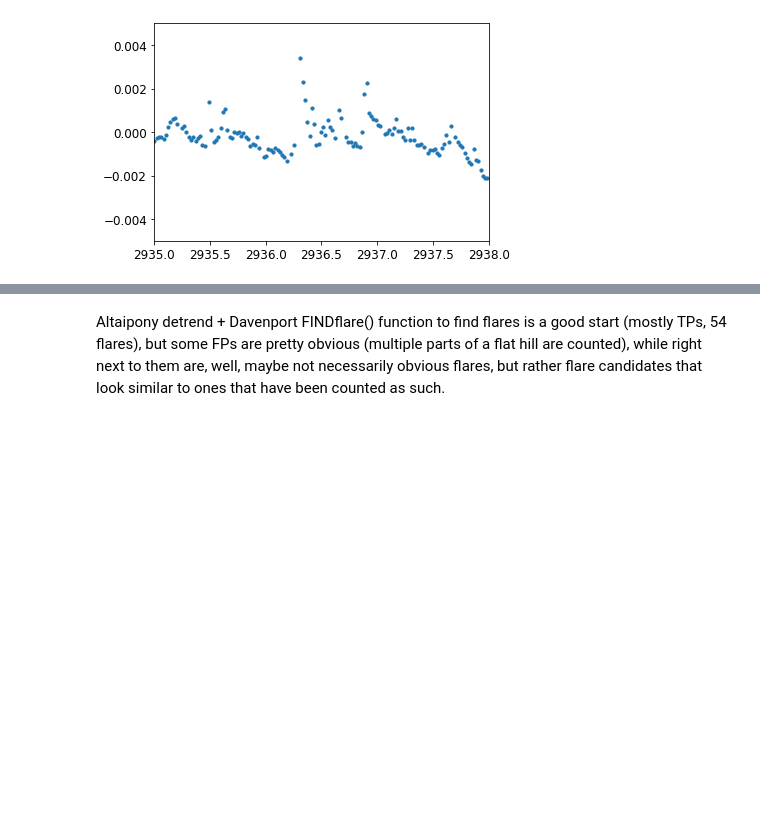
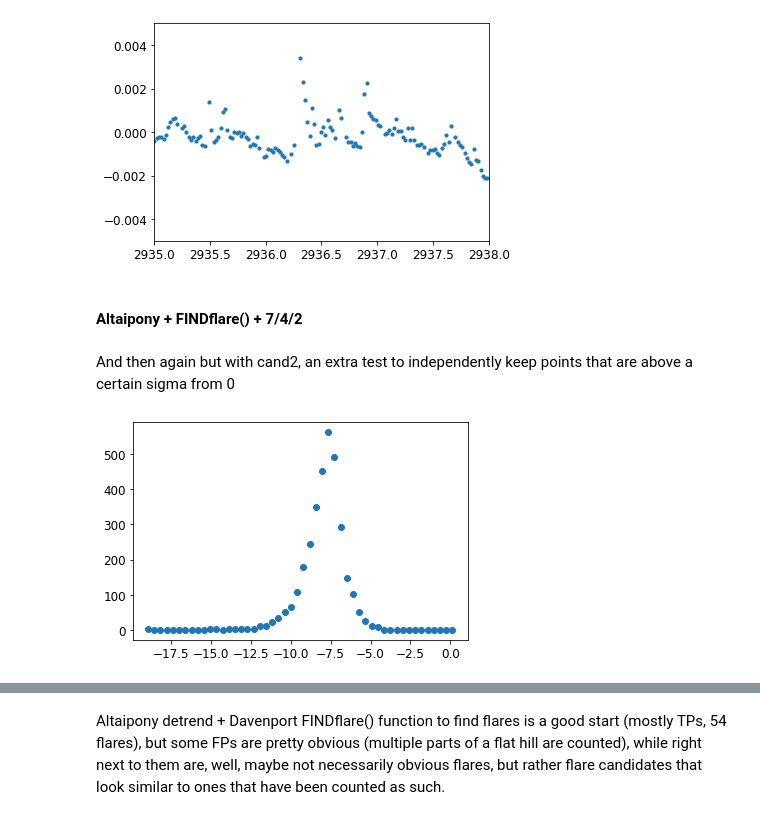
Before and after one commit to exoclam/epic-246301900, a Jupyter notebook: altaipony_procedure.ipynb, the cells around one changed output, grey strips where cells are left out. Saved outputs shown, nothing was run; the diff lists cells and outputs as text; code cells hidden in the pictures; blank space fills up the shorter version.

Commit message:
altaipony flare identification finished first four batches to try

```diff
--- a/altaipony_procedure.ipynb
+++ b/altaipony_procedure.ipynb
@@ -401,3 +411,14 @@ plt.ylim(-0.005, 0.005)
 plt.show()
 # %% [output]
 [figure]
+# %% [markdown]
+#### Altaipony + FINDflare() + 7/4/2
+# %% [markdown]
+And then again but with cand2, an extra test to independently keep points that are above a certain sigma from 0
+# %%
+# distribution of amplitudes of detrended flux light curve
+hist, bins = np.histogram(np.log(np.abs(flux_diff)), bins=50)
+plt.scatter(bins[1:], hist)
+plt.show()
+# %% [output]
+[figure, added]
```
Also changed, not shown: parts of 18 cells of this notebook.
